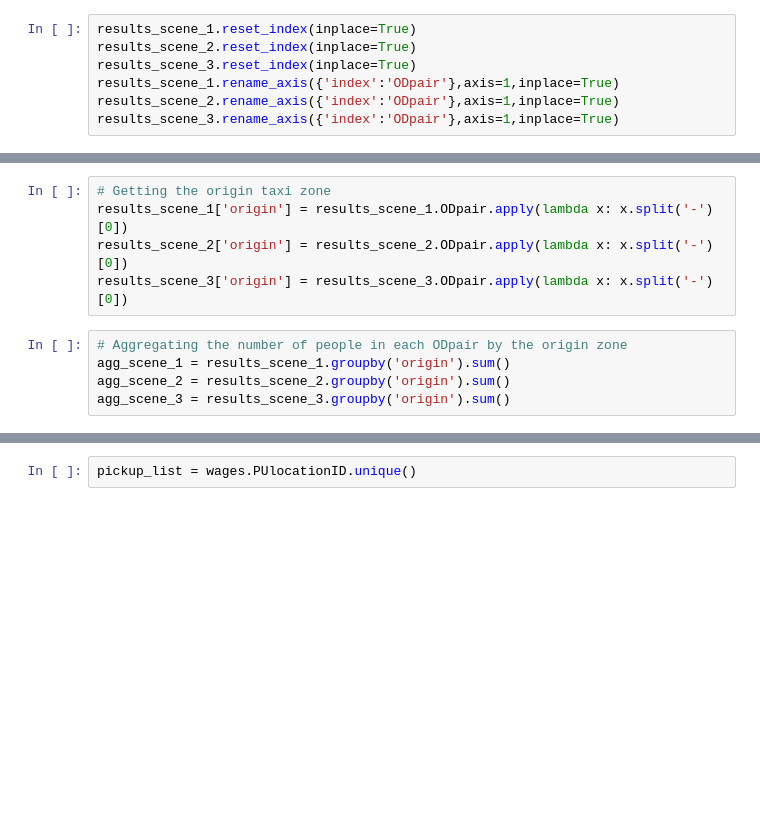
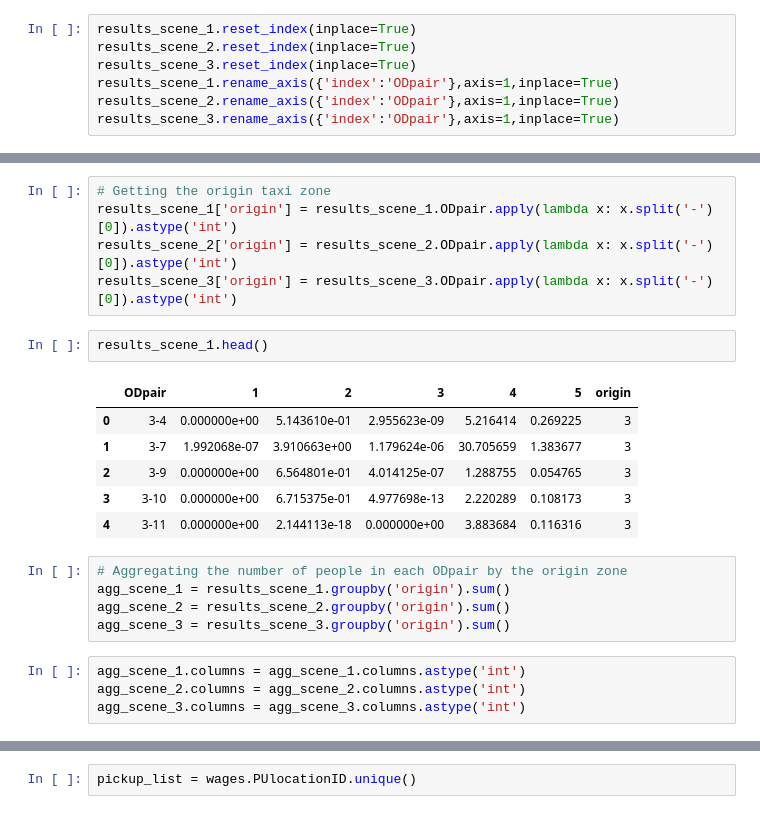
Before and after one commit to Rufei-Sheng/Manhattan-Congestion-Surcharge-Capstone, a Jupyter notebook: modeling/modeling_test.ipynb, the cells around one changed output, grey strips where cells are left out. Saved outputs shown, nothing was run; the diff lists cells and outputs as text; blank space fills up the shorter version.

```diff
--- a/modeling/modeling_test.ipynb
+++ b/modeling/modeling_test.ipynb
@@ -571,13 +580,26 @@ results_scene_3.rename_axis({'index':'ODpair'},axis=1,inplace=True)
 # %%
 # Getting the origin taxi zone
-results_scene_1['origin'] = results_scene_1.ODpair.apply(lambda x: x.split('-')[0])
-results_scene_2['origin'] = results_scene_2.ODpair.apply(lambda x: x.split('-')[0])
-results_scene_3['origin'] = results_scene_3.ODpair.apply(lambda x: x.split('-')[0])
+results_scene_1['origin'] = results_scene_1.ODpair.apply(lambda x: x.split('-')[0]).astype('int')
+results_scene_2['origin'] = results_scene_2.ODpair.apply(lambda x: x.split('-')[0]).astype('int')
+results_scene_3['origin'] = results_scene_3.ODpair.apply(lambda x: x.split('-')[0]).astype('int')
+# %%
+results_scene_1.head()
+# %% [output]
+|  | ODpair | 1 | 2 | 3 | 4 | 5 | origin |
+| 0 | 3-4 | 0.000000e+00 | 5.143610e-01 | 2.955623e-09 | 5.216414 | 0.269225 | 3 |
+| 1 | 3-7 | 1.992068e-07 | 3.910663e+00 | 1.179624e-06 | 30.705659 | 1.383677 | 3 |
+| 2 | 3-9 | 0.000000e+00 | 6.564801e-01 | 4.014125e-07 | 1.288755 | 0.054765 | 3 |
+| 3 | 3-10 | 0.000000e+00 | 6.715375e-01 | 4.977698e-13 | 2.220289 | 0.108173 | 3 |
+| 4 | 3-11 | 0.000000e+00 | 2.144113e-18 | 0.000000e+00 | 3.883684 | 0.116316 | 3 |
 # %%
 # Aggregating the number of people in each ODpair by the origin zone
 agg_scene_1 = results_scene_1.groupby('origin').sum()
 agg_scene_2 = results_scene_2.groupby('origin').sum()
 agg_scene_3 = results_scene_3.groupby('origin').sum()
+# %%
+agg_scene_1.columns = agg_scene_1.columns.astype('int')
+agg_scene_2.columns = agg_scene_2.columns.astype('int')
+agg_scene_3.columns = agg_scene_3.columns.astype('int')
 # %%
 agg_scene_1.head()
 # %% [output]
```
Also changed, not shown: parts of 42 cells of this notebook, 2 other files.
